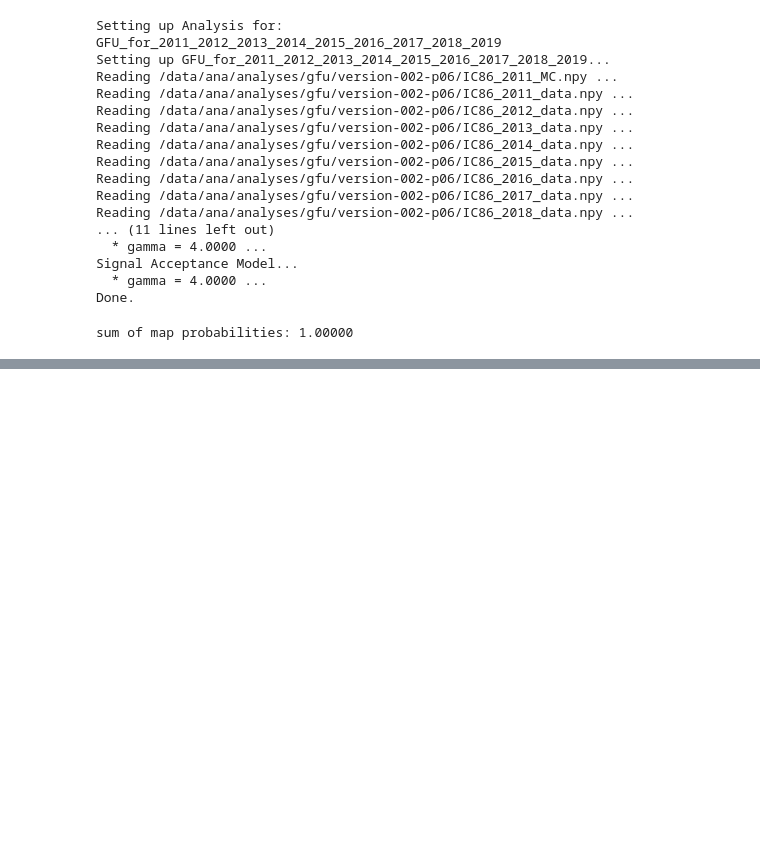
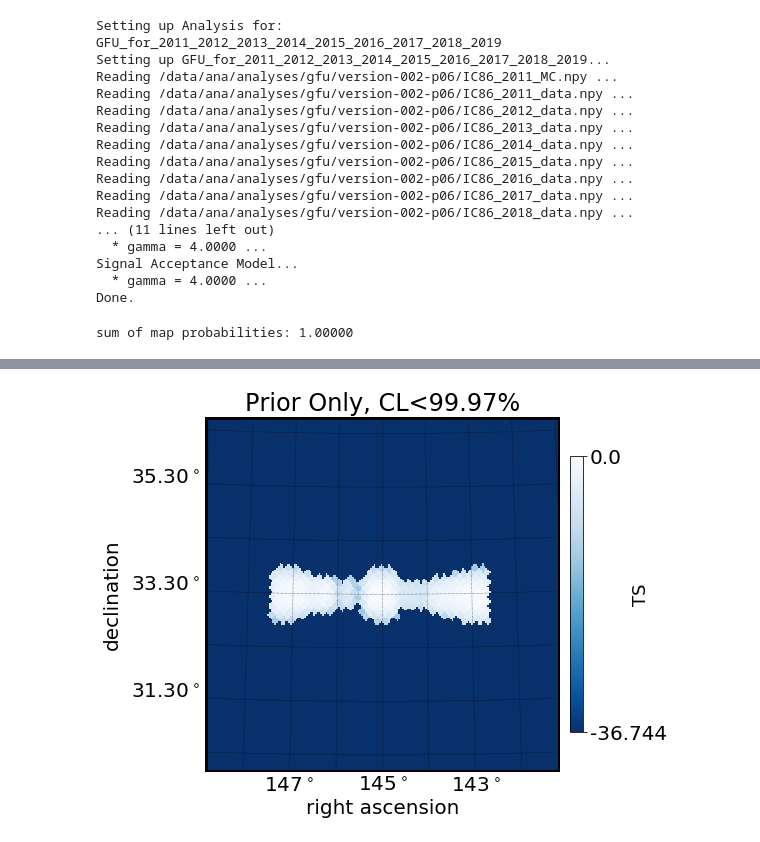
Before and after one commit to jessiethw/FRB, a Jupyter notebook: csky_spatial_priors.ipynb, the cells around one changed output, grey strips where cells are left out. Drawn from its saved outputs; the diff is of its cells as text; code cells hidden in the pictures; blank space fills up the shorter version.

```diff
--- a/csky_spatial_priors.ipynb
+++ b/csky_spatial_priors.ipynb
@@ -82,0 +88,6 @@ imp.reload(setup)
+# %%
+setup.plot_zoom(sp_tr.llh_prior_term[0], src['ra'][0], src['dec'][0], contour_scan=False,
+                title='Prior Only, CL<99.97%',
+                reso=2., col_label=r"TS", cmap='Blues')
+# %% [output]
+[figure, added]
```
Also changed, not shown: parts of 9 cells of this notebook, 2 other files.
